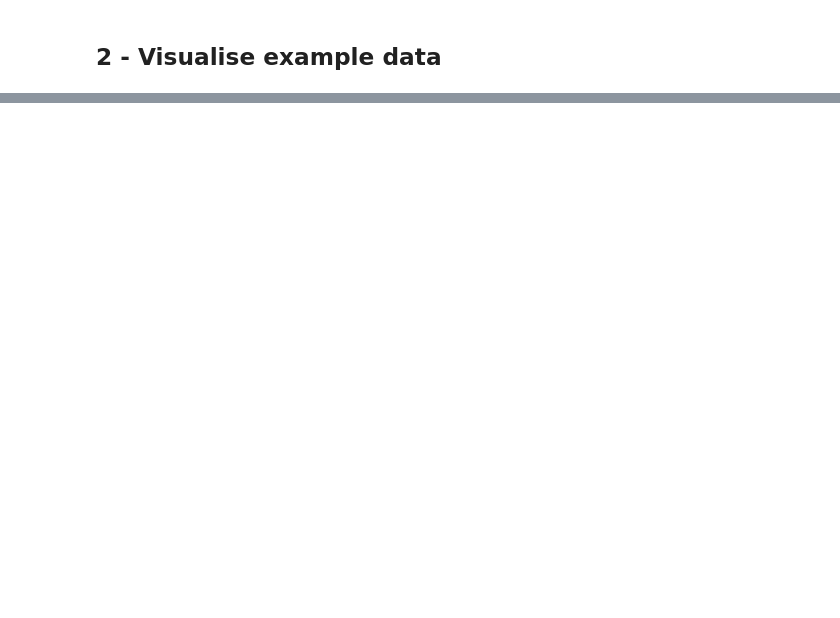
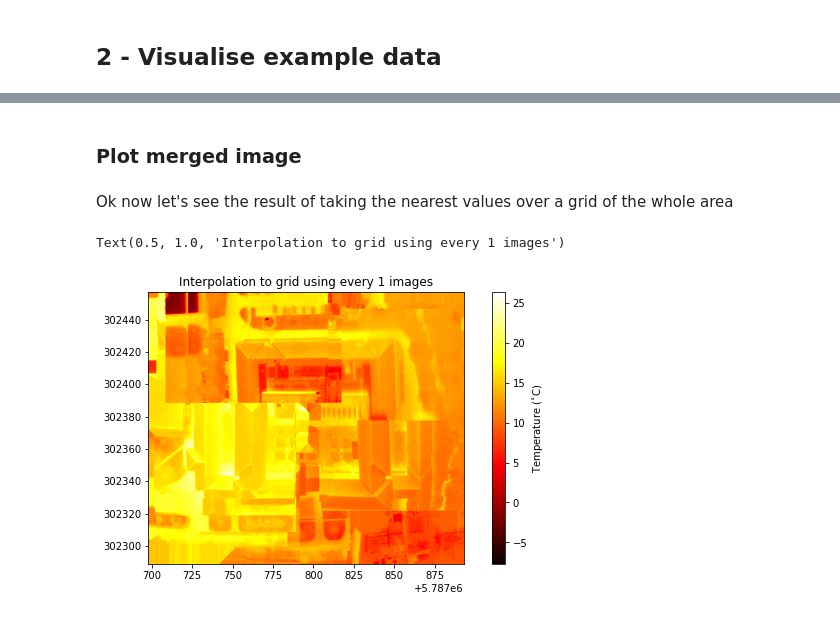
Before and after one commit to luke-scot/s4-thermal, a Jupyter notebook: summary.ipynb, the cells around one changed output, grey strips where cells are left out. Cells and saved outputs as stored; diff of their text form; code cells hidden in the pictures; blank space fills up the shorter version.

```diff
--- a/summary.ipynb
+++ b/summary.ipynb
@@ -339,0 +184,46 @@ True
+# %% [markdown]
+### Plot merged image
+# %% [markdown]
+Ok now let's see the result of taking the nearest values over a grid of the whole area
+# %%
+# Loop over resolution to create combined image for each
+# Initial setup
+resolution = pxSize # Target resolution
+skip = 1 # Use every nth image
+coords = ['xc','yc'] # Use this set of coordinates (x: raw, xc: corrected, xv: velocity, xvc: velocity+corrected)
+xmCoords, ymCoords = np.meshgrid(xCoords[xq:3*xq],yCoords[yq:3*yq]) if useCentre else np.meshgrid(xCoords,yCoords)
+xmcr, ymcr = xmCoords.reshape(-1,1), ymCoords.reshape(-1,1)
+
+# Loop over images
+merged['y'], merged['x'] = myProj(merged['longitude'].values, merged['latitude'].values)
+merged['xc'], merged['yc'] = merged.x+(dist*np.sin(np.deg2rad(merged['yaw(deg)']))), merged.y+(dist*np.cos(np.deg2rad(merged['yaw(deg)'])))
+
+alltot = [0,0,0,0,0] if imageType else [0,0,0]
+for index, row in tqdm(merged[::skip].iterrows()):
+    imgst = hf.img_to_arr(row.imgPath, xq, yq)
+    total = np.concatenate((xmcr+row[coords[0]], ymcr+row[coords[1]], imgst.reshape(-1,1) if len(imgst.shape) == 2 else [imgst[:,:,i].reshape(-1,1) for i in range(len(imgst.shape))]),axis=-1)
+    alltot = np.vstack((alltot,total))
+
+alltot = alltot[1:,:]
+extot = (np.ceil(min(alltot[:,0])), np.floor(max(alltot[:,0])),np.ceil(min(alltot[:,1])),np.floor(max(alltot[:,1])))# minx, maxx, miny, maxy = min(total[:,0]), max(total[:,0]), min(total[:,1]), max(total[:,1])
+
+xsGrid = np.arange(extot[0], extot[1], resolution)
+ysGrid = np.arange(extot[2], extot[3], resolution)
+xsGridm, ysGridm = np.meshgrid(xsGrid, ysGrid)
+
+method = 'nearest'
+gridded = [griddata(alltot[1:,:2], alltot[1:,i], (xsGridm, ysGridm), method=method) for i in range(alltot.shape[1])[2:]]
+plt_grid = gridded[0] if alltot.shape[1] == 3 else np.dstack(([gridded[i] for i in range(alltot.shape[1]-2)]))
+
+# Plot
+fig, ax = plt.subplots(1,1,figsize=[10,5])
+if alltot.shape[1] == 3:
+    a = ax.imshow(plt_grid,extent=extot,cmap=cmap)
+    c = fig.colorbar(a, ax=ax)
+    c.set_label('Temperature ($^{\circ}$C)')
+
+else: ax.imshow(plt_grid,extent=extot)
+ax.set_title('Interpolation to grid using every '+str(skip)+' images')
+# %% [output]
+Text(0.5, 1.0, 'Interpolation to grid using every 1 images')
+[figure, added]
```
Also changed, not shown: parts of 45 cells of this notebook, 2 other files.
